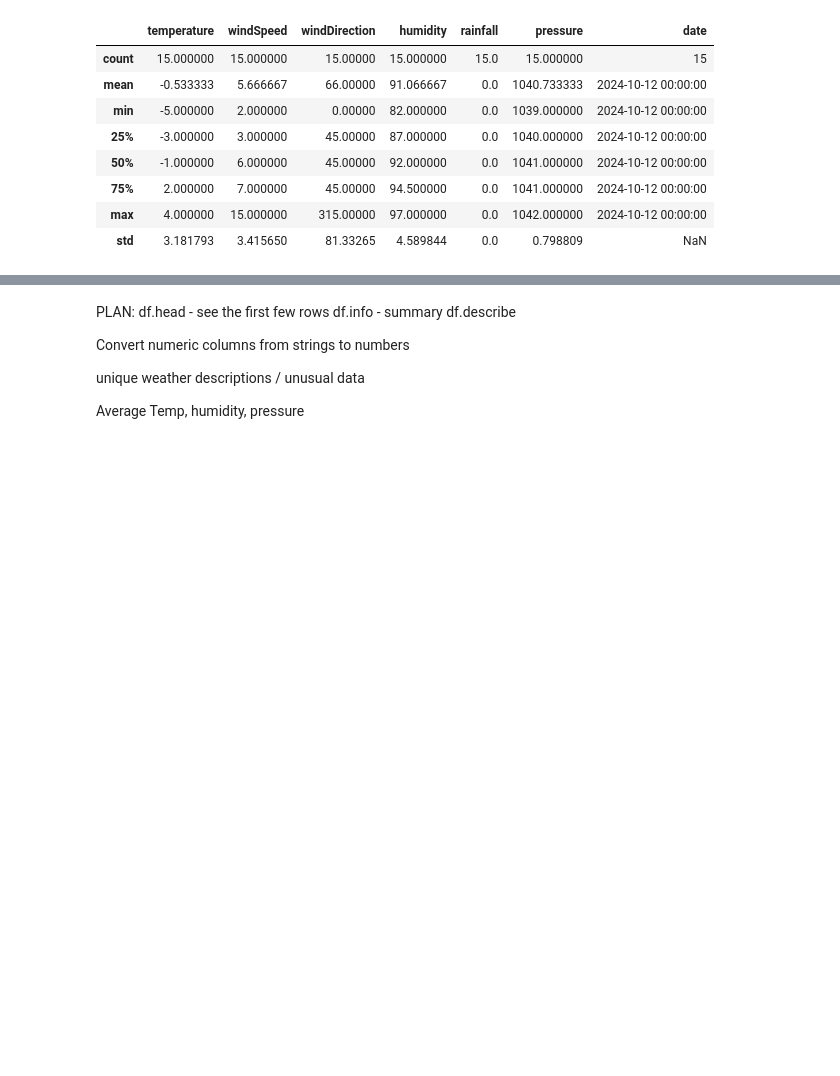
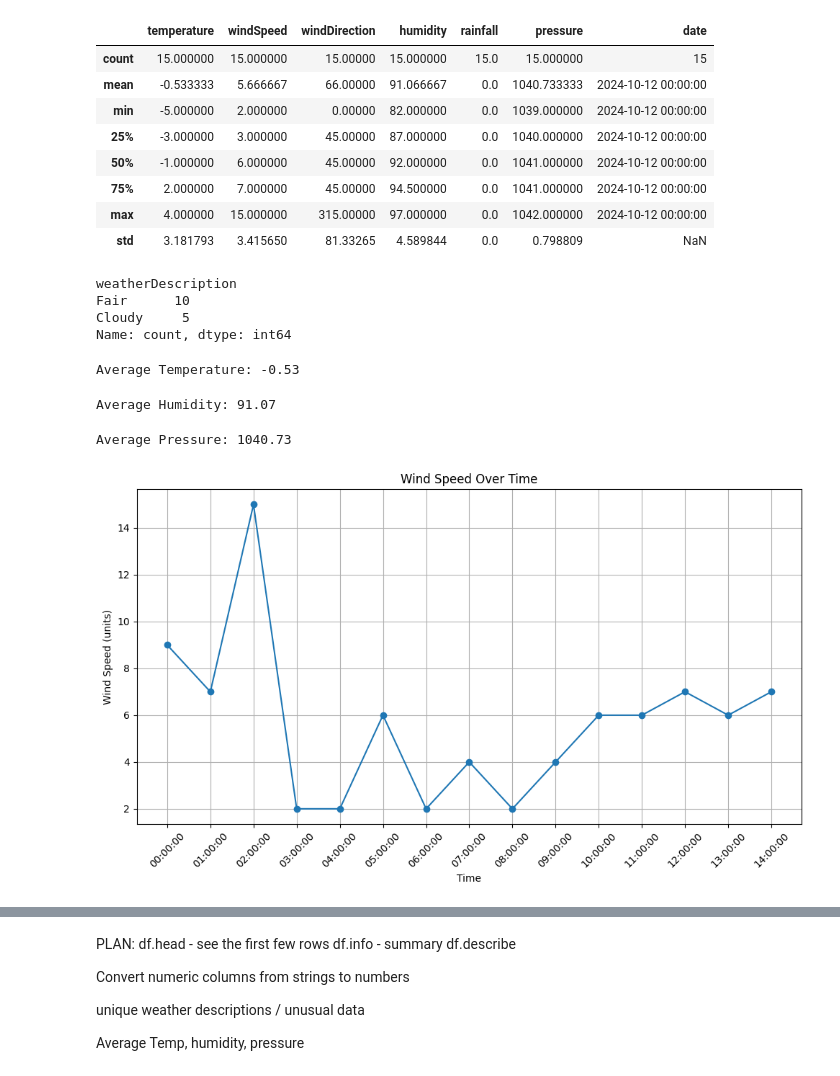
Before and after one commit to aoifeflav/computer-infrastructure, a Jupyter notebook: weather.ipynb, the cells around one changed output, grey strips where cells are left out. Drawn from its saved outputs; the diff is of its cells as text; code cells hidden in the pictures; blank space fills up the shorter version.

Commit message:
Added some analysis and plots task 9

```diff
--- a/weather.ipynb
+++ b/weather.ipynb
@@ -226,3 +232,48 @@ df.describe()
 | 75% | 2.000000 | 7.000000 | 45.00000 | 94.500000 | 0.0 | 1041.000000 | 2024-10-12 00:00:00 |
 | max | 4.000000 | 15.000000 | 315.00000 | 97.000000 | 0.0 | 1042.000000 | 2024-10-12 00:00:00 |
 | std | 3.181793 | 3.415650 | 81.33265 | 4.589844 | 0.0 | 0.798809 | NaN |
+# %%
+# Count each weather description
+print(df['weatherDescription'].value_counts())
+# %% [output]
+weatherDescription
+Fair      10
+Cloudy     5
+Name: count, dtype: int64
+# %%
+# Average temperature
+average_temperature = df['temperature'].mean()
+print(f"Average Temperature: {average_temperature:.2f}")
+# %% [output]
+Average Temperature: -0.53
+# %%
+# Average humidity
+average_humidity = df['humidity'].mean()
+print(f"Average Humidity: {average_humidity:.2f}")
+# %% [output]
+Average Humidity: 91.07
+# %%
+# Average pressure
+average_pressure = df['pressure'].mean()
+print(f"Average Pressure: {average_pressure:.2f}")
+# %% [output]
+Average Pressure: 1040.73
+# %%
+# Convert 'reportTime' to strings for plotting
+df['reportTime'] = df['reportTime'].astype(str)
+
+# Convert 'windSpeed' to numeric, if not already
+df['windSpeed'] = pd.to_numeric(df['windSpeed'])
+
+# Plot the data
+plt.figure(figsize=(10, 6))
+plt.plot(df['reportTime'], df['windSpeed'], marker='o', linestyle='-')
+plt.title('Wind Speed Over Time')
+plt.xlabel('Time')
+plt.ylabel('Wind Speed (units)')
+plt.xticks(rotation=45)
+plt.grid(True)
+plt.tight_layout()
+plt.show()
+# %% [output]
+[figure, added]
```
Also changed, not shown: parts of 7 cells of this notebook, 1 other file.
